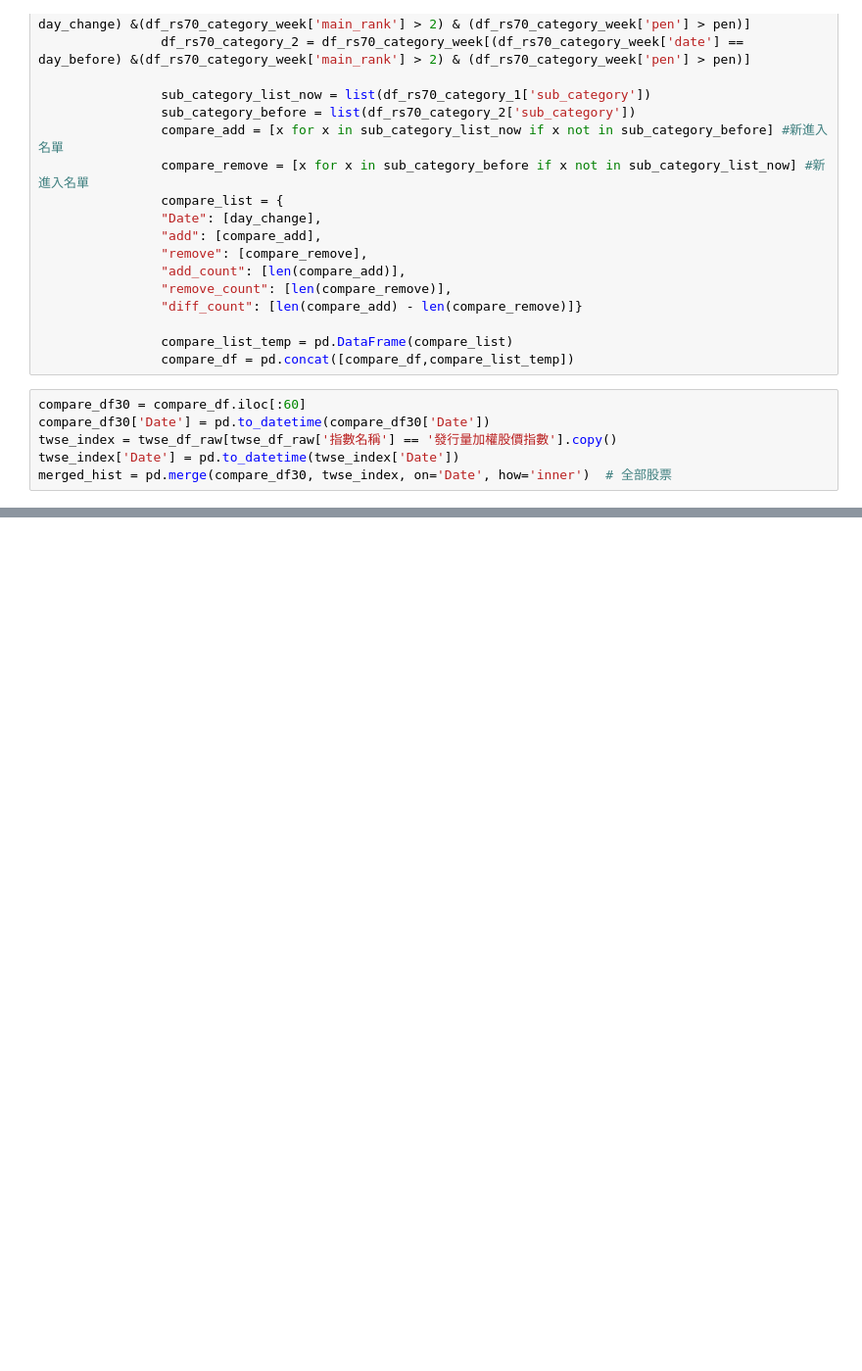
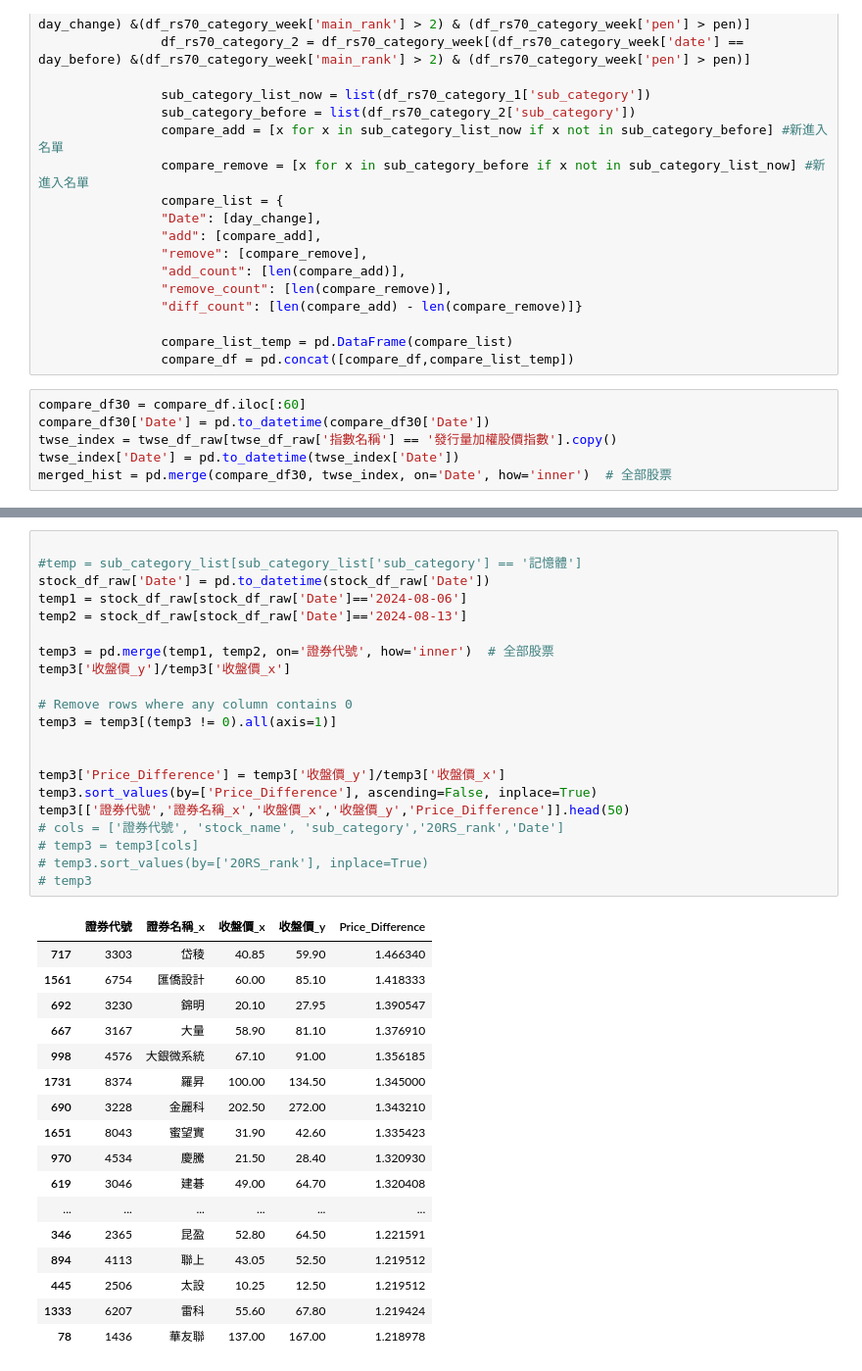
Before and after one commit to mulderfang/stock, a Jupyter notebook: 族群性觀察.ipynb, the cells around one changed output, grey strips where cells are left out. Shown at 98% size. Drawn from its saved outputs; the diff is of its cells as text; blank space fills up the shorter version.

```diff
--- a/族群性觀察.ipynb
+++ b/族群性觀察.ipynb
@@ -259,0 +656,39 @@ plt.show()
+# %%
+
+#temp = sub_category_list[sub_category_list['sub_category'] == '記憶體']
+stock_df_raw['Date'] = pd.to_datetime(stock_df_raw['Date'])
+temp1 = stock_df_raw[stock_df_raw['Date']=='2024-08-06']
+temp2 = stock_df_raw[stock_df_raw['Date']=='2024-08-13']
+
+temp3 = pd.merge(temp1, temp2, on='證券代號', how='inner')  # 全部股票
+temp3['收盤價_y']/temp3['收盤價_x']
+
+# Remove rows where any column contains 0
+temp3 = temp3[(temp3 != 0).all(axis=1)]
+
+
+temp3['Price_Difference'] = temp3['收盤價_y']/temp3['收盤價_x']
+temp3.sort_values(by=['Price_Difference'], ascending=False, inplace=True)
+temp3[['證券代號','證券名稱_x','收盤價_x','收盤價_y','Price_Difference']].head(50)
+# cols = ['證券代號', 'stock_name', 'sub_category','20RS_rank','Date']
+# temp3 = temp3[cols]
+# temp3.sort_values(by=['20RS_rank'], inplace=True)
+# temp3
+# %% [output]
+|  | 證券代號 | 證券名稱_x | 收盤價_x | 收盤價_y | Price_Difference |
+| 717 | 3303 | 岱稜 | 40.85 | 59.90 | 1.466340 |
+| 1561 | 6754 | 匯僑設計 | 60.00 | 85.10 | 1.418333 |
+| 692 | 3230 | 錦明 | 20.10 | 27.95 | 1.390547 |
+| 667 | 3167 | 大量 | 58.90 | 81.10 | 1.376910 |
+| 998 | 4576 | 大銀微系統 | 67.10 | 91.00 | 1.356185 |
+| 1731 | 8374 | 羅昇 | 100.00 | 134.50 | 1.345000 |
+| 690 | 3228 | 金麗科 | 202.50 | 272.00 | 1.343210 |
+| 1651 | 8043 | 蜜望實 | 31.90 | 42.60 | 1.335423 |
+| 970 | 4534 | 慶騰 | 21.50 | 28.40 | 1.320930 |
+| 619 | 3046 | 建碁 | 49.00 | 64.70 | 1.320408 |
+| ... | ... | ... | ... | ... | ... |
+| 346 | 2365 | 昆盈 | 52.80 | 64.50 | 1.221591 |
+| 894 | 4113 | 聯上 | 43.05 | 52.50 | 1.219512 |
+| 445 | 2506 | 太設 | 10.25 | 12.50 | 1.219512 |
+| 1333 | 6207 | 雷科 | 55.60 | 67.80 | 1.219424 |
+| 78 | 1436 | 華友聯 | 137.00 | 167.00 | 1.218978 |
```
Also changed, not shown: parts of 15 cells of this notebook, 7 other files.
